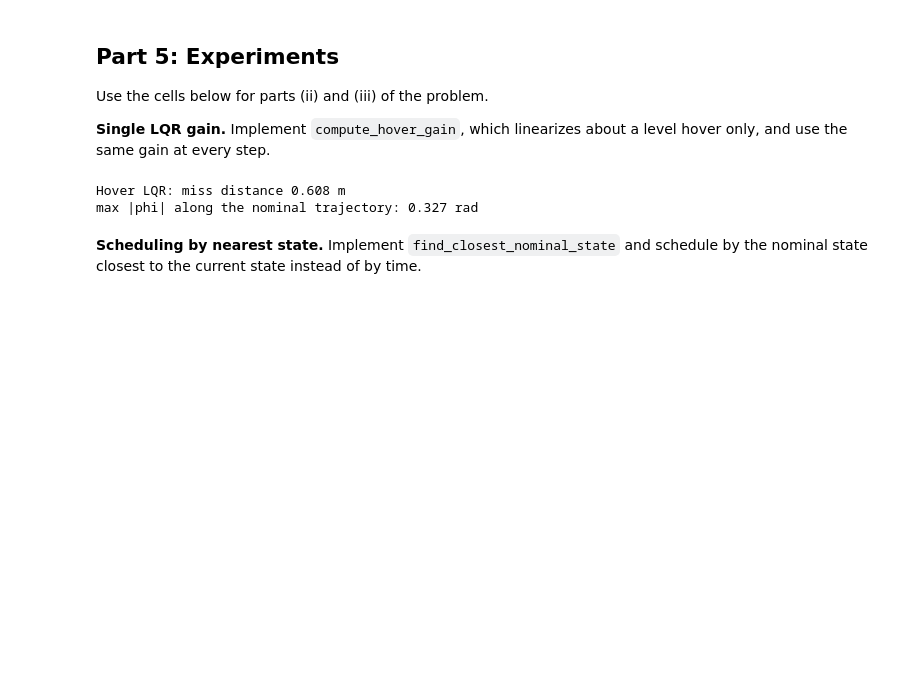
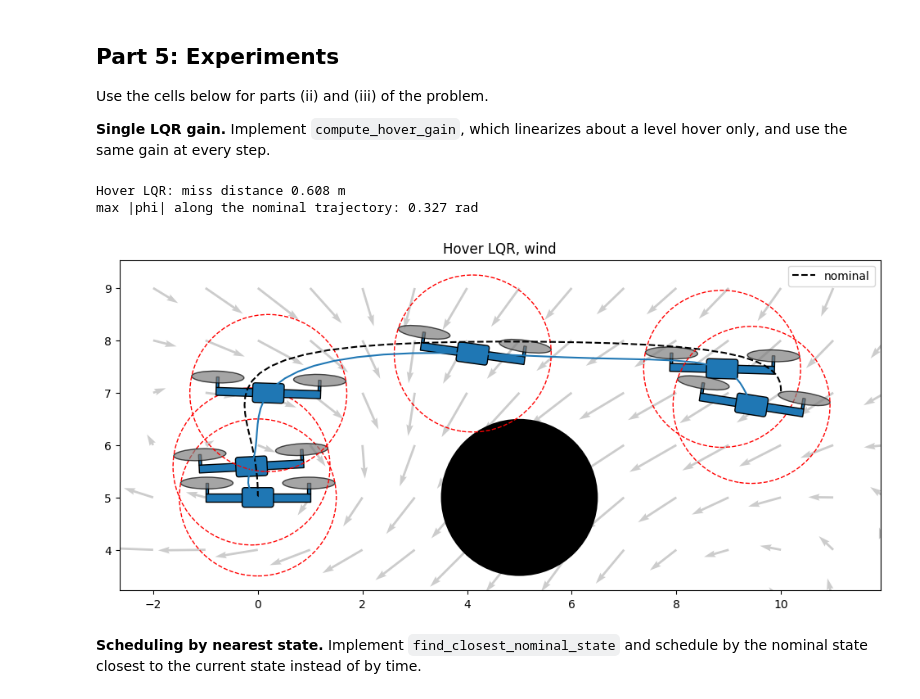
Before and after one commit to Cesium-Lab/stanford, a Jupyter notebook: aa274a/hw2/P3_gain_scheduled_LQR.ipynb, the cells around one changed output. Cells and saved outputs as stored; diff of their text form; code cells hidden in the pictures; blank space fills up the shorter version.

```diff
--- a/aa274a/hw2/P3_gain_scheduled_LQR.ipynb
+++ b/aa274a/hw2/P3_gain_scheduled_LQR.ipynb
@@ -122,11 +122,14 @@ Use the cells below for parts (ii) and (iii) of the problem.
 # %%
 K_hover = compute_hover_gain(planar_quad, Q, R)
 hover_states, _ = simulate(planar_quad, nominal_states[0], time_indexed([K_hover] * (N + 1)), N, dt, wind)
 print(f"Hover LQR: miss distance {miss_distance(hover_states):.3f} m")
 print(f"max |phi| along the nominal trajectory: {np.max(np.abs(nominal_states[:, 4])):.3f} rad")
+
+plot_run(hover_states, "Hover LQR, wind", wind=wind)
 # %% [output]
 Hover LQR: miss distance 0.608 m
 max |phi| along the nominal trajectory: 0.327 rad
+[figure, added]
 # %% [markdown]
 **Scheduling by nearest state.** Implement `find_closest_nominal_state` and schedule by the nominal state closest to the current state instead of by time.
 # %%
```
Also changed, not shown: parts of 1 cell of this notebook, 2 other files.
